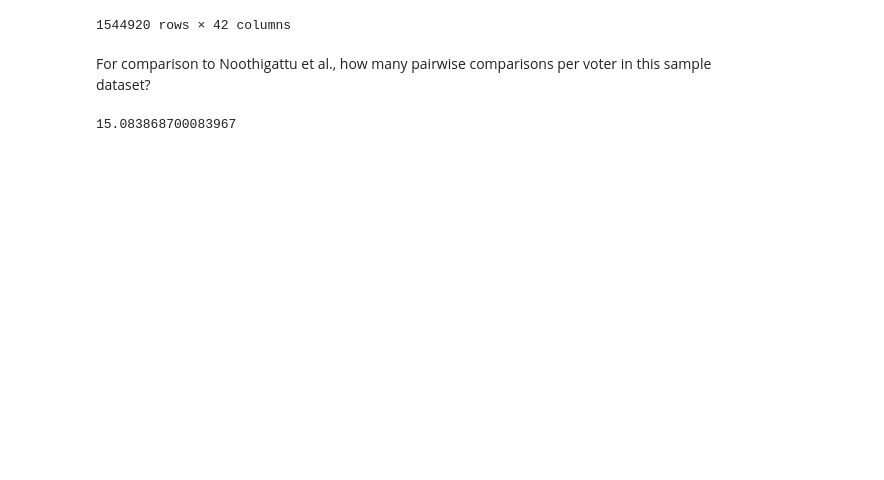
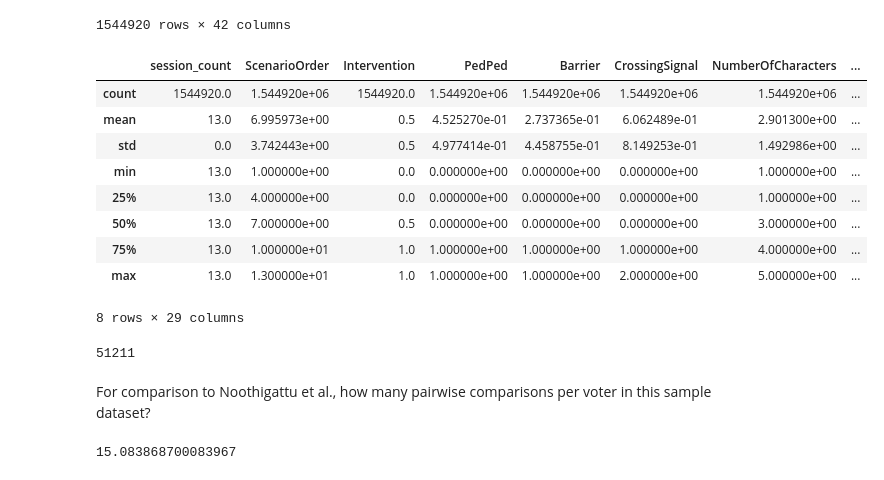
Before and after one commit to ryansteed/heuristic-moral-machine, a Jupyter notebook: jupyter/moralmachine.ipynb, the cells around one changed output. Cells and saved outputs as stored; diff of their text form; code cells hidden in the pictures; blank space fills up the shorter version.

```diff
--- a/jupyter/moralmachine.ipynb
+++ b/jupyter/moralmachine.ipynb
@@ -93,6 +93,25 @@ df
 | 1544918 | 13 | oNwjkhRzJpiBHfJNB | 1708630306_9999973699194224.0 | 9999973699194220 | 4 | 1 | 1 | 0 | ... |
 | 1544919 | 13 | zjbT9ydvthWaApyz3 | 1708630306_9999973699194224.0 | 9999973699194220 | 12 | 1 | 0 | 0 | ... |
 1544920 rows × 42 columns
+# %%
+# size and other stuff
+df.describe()
+# %% [output]
+|  | session_count | ScenarioOrder | Intervention | PedPed | Barrier | CrossingSignal | NumberOfCharacters | ... |
+| count | 1544920.0 | 1.544920e+06 | 1544920.0 | 1.544920e+06 | 1.544920e+06 | 1.544920e+06 | 1.544920e+06 | ... |
+| mean | 13.0 | 6.995973e+00 | 0.5 | 4.525270e-01 | 2.737365e-01 | 6.062489e-01 | 2.901300e+00 | ... |
+| std | 0.0 | 3.742443e+00 | 0.5 | 4.977414e-01 | 4.458755e-01 | 8.149253e-01 | 1.492986e+00 | ... |
+| min | 13.0 | 1.000000e+00 | 0.0 | 0.000000e+00 | 0.000000e+00 | 0.000000e+00 | 1.000000e+00 | ... |
+| 25% | 13.0 | 4.000000e+00 | 0.0 | 0.000000e+00 | 0.000000e+00 | 0.000000e+00 | 1.000000e+00 | ... |
+| 50% | 13.0 | 7.000000e+00 | 0.5 | 0.000000e+00 | 0.000000e+00 | 0.000000e+00 | 3.000000e+00 | ... |
+| 75% | 13.0 | 1.000000e+01 | 1.0 | 1.000000e+00 | 1.000000e+00 | 1.000000e+00 | 4.000000e+00 | ... |
+| max | 13.0 | 1.300000e+01 | 1.0 | 1.000000e+00 | 1.000000e+00 | 2.000000e+00 | 5.000000e+00 | ... |
+8 rows × 29 columns
+# %%
+# number of users
+df['UserID'].nunique()
+# %% [output]
+51211
 # %% [markdown]
 For comparison to Noothigattu et al., how many pairwise comparisons per voter in this sample dataset?
 # %%
```
Also changed, not shown: parts of 22 cells of this notebook, 4 other files.
